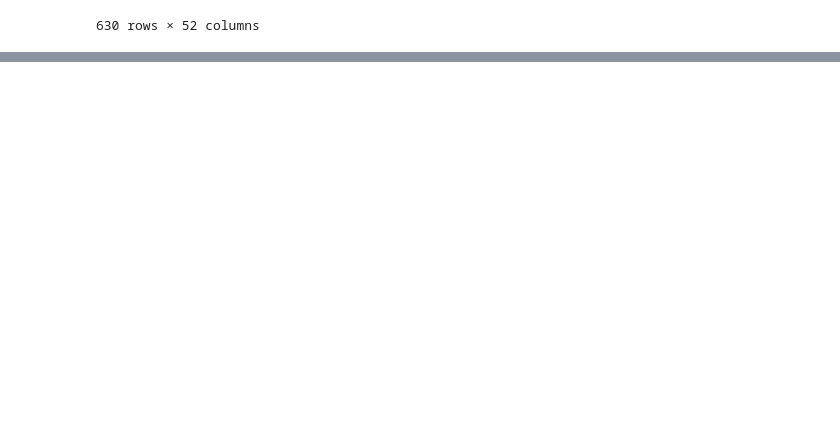
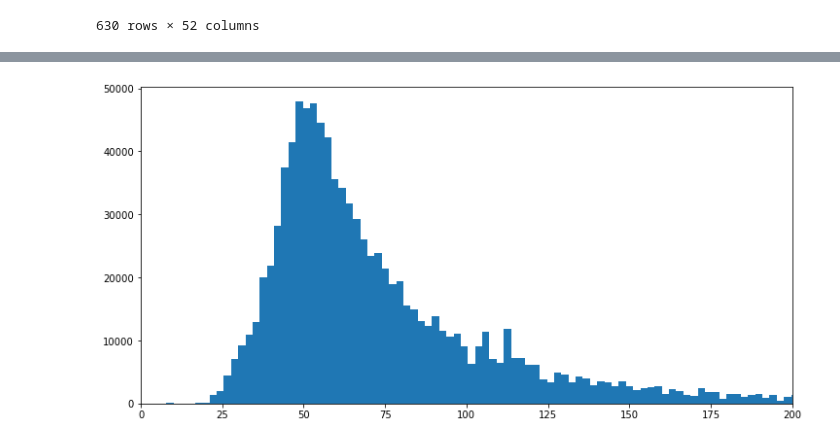
Before and after one commit to lesro/change_unlimited, a Jupyter notebook: notebooks/day2_df_review_merge.ipynb, the cells around one changed output, grey strips where cells are left out. Drawn from its saved outputs; the diff is of its cells as text; code cells hidden in the pictures; blank space fills up the shorter version.

```diff
--- a/notebooks/day2_df_review_merge.ipynb
+++ b/notebooks/day2_df_review_merge.ipynb
@@ -76,3 +76,6 @@ irs_wip_df_grouped_zip = irs_wip_df.groupby(['STATE','zipcode'], as_index=False)
 #calcualte average individual income by zip code
 irs_wip_df_grouped_zip['avg_income'] = irs_wip_df_grouped_zip['A02650']/irs_wip_df_grouped_zip['N1']
 irs_wip_df_grouped_zip.to_csv('../data/eda_irszip_data.csv')
+# %%
+irs_wip = irs_wip_df_grouped_zip.astype({'zipcode':'str'})
+irs_wip
@@ -255,0 +299,2 @@ import folium
+# %%
+income_np_merge = pd.merge(irs_wip, np_irs_col_null, on='zipcode')
@@ -255,0 +320,12 @@ import folium
+# %%
+x = income_np_merge['avg_income']
+
+
+plt.figure(figsize=(12,6))
+plt.xlim(0, 200)
+plt.hist(x, bins=1000)
+plt.show()
+
+#pareto distribution which is very typical for income 80% pop only has 20% of wealth/income
+# %% [output]
+[figure, added]
```
Also changed, not shown: parts of 9 cells of this notebook.
